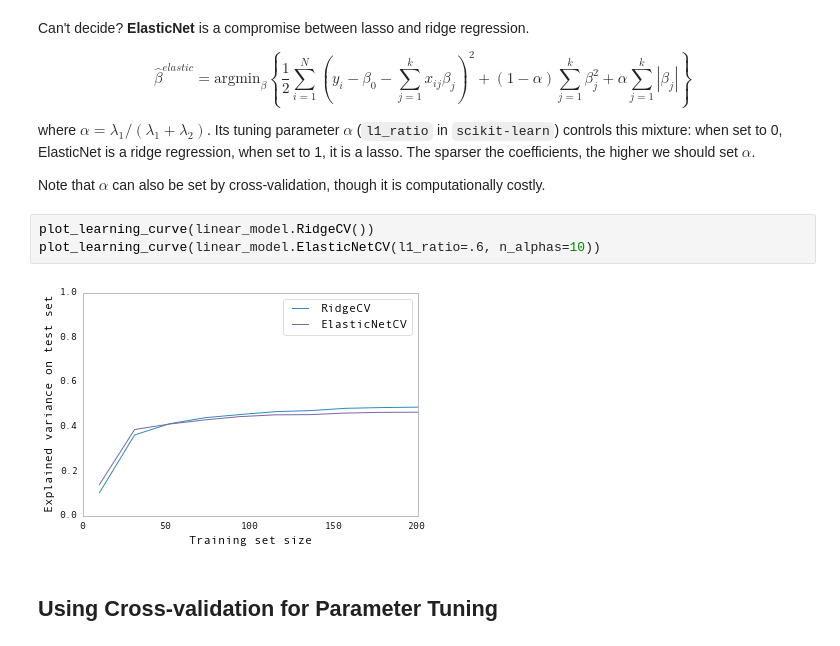
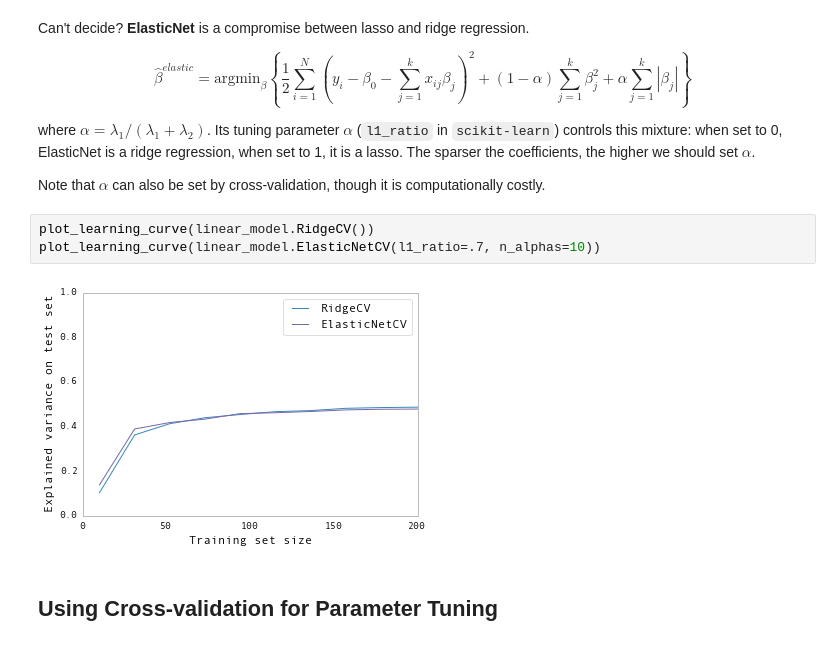
Before and after one commit to fonnesbeck/Bios8366, a Jupyter notebook: notebooks/Section6_3-Model-Selection-and-Validation.ipynb, the cells around one changed output. Saved outputs shown, nothing was run; the diff lists cells and outputs as text.

```diff
--- a/notebooks/Section6_3-Model-Selection-and-Validation.ipynb
+++ b/notebooks/Section6_3-Model-Selection-and-Validation.ipynb
@@ -461,9 +466,9 @@ where $\alpha = \lambda_1/(\lambda_1 + \lambda_2)$. Its tuning parameter $\alpha
 Note that $\alpha$ can also be set by cross-validation, though it is computationally costly.
 # %%
 plot_learning_curve(linear_model.RidgeCV())
-plot_learning_curve(linear_model.ElasticNetCV(l1_ratio=.6, n_alphas=10))
+plot_learning_curve(linear_model.ElasticNetCV(l1_ratio=.7, n_alphas=10))
 # %% [output]
-[figure, old version]
+[figure, new version]
 # %% [markdown]
 ## Using Cross-validation for Parameter Tuning
 # %%
```
Also changed, not shown: parts of 5 cells of this notebook.
